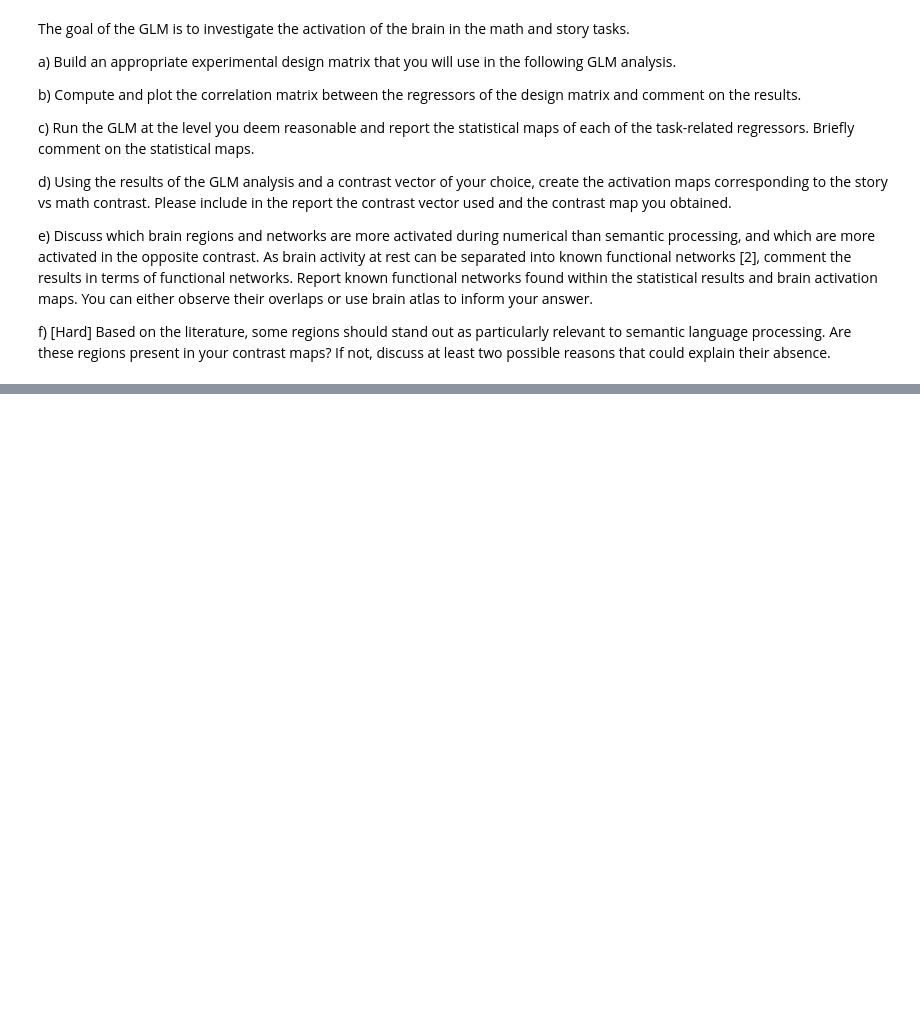
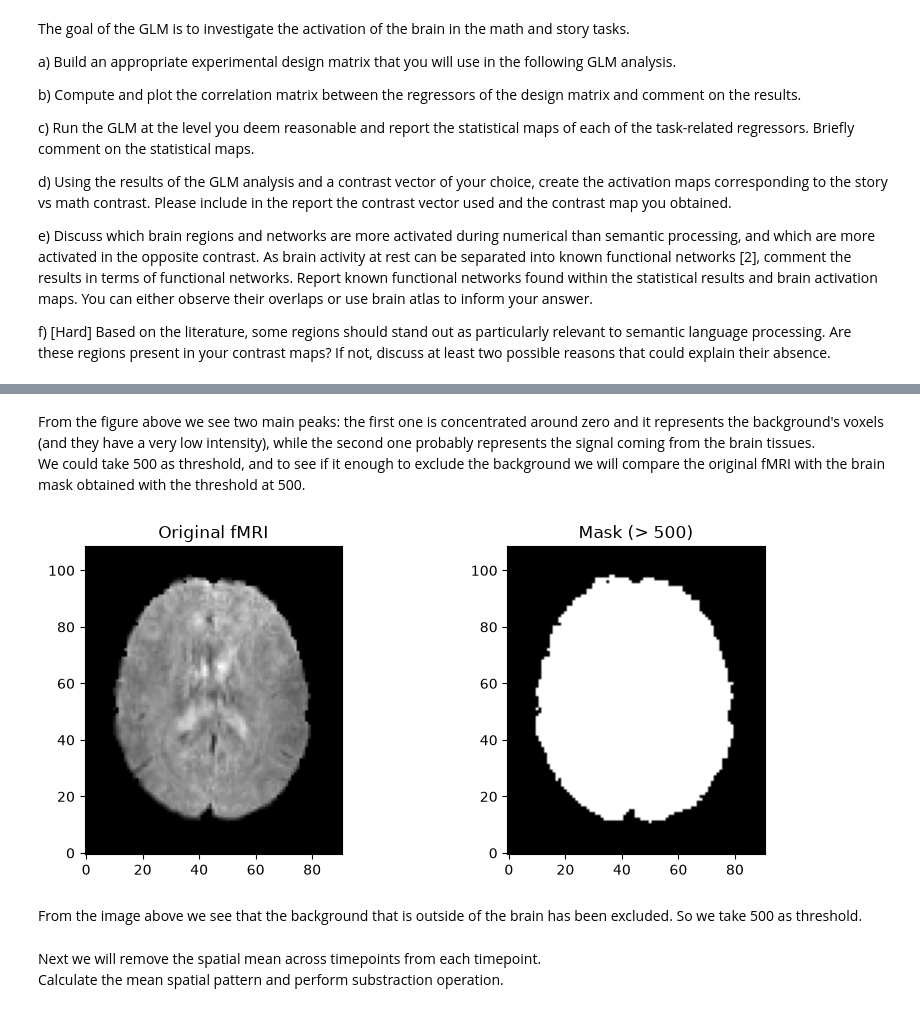
Before and after one commit to riccardobonagura/NSSP_project_1, a Jupyter notebook: GroupAI_code.ipynb, the cells around one changed output, grey strips where cells are left out. Saved outputs shown, nothing was run; the diff lists cells and outputs as text; code cells hidden in the pictures; blank space fills up the shorter version.

```diff
--- a/GroupAI_code.ipynb
+++ b/GroupAI_code.ipynb
@@ -793,0 +863,20 @@ frame_times = np.arange(n_scans) * tr
+# %% [markdown]
+From the figure above we see two main peaks: the first one is concentrated around zero and it represents the background's voxels (and they have a very low intensity), while the second one probably represents the signal coming from the brain tissues.
+We could take 500 as threshold, and to see if it enough to exclude the background we will compare the original fMRI with the brain mask obtained with the threshold at 500.
+# %%
+# create mask
+slice_non_background = data[:,:,:,0] > 500
+# we take the middle slice
+z = data.shape[2]//2
+plt.figure(figsize=(10,4))
+plt.subplot(1,2,1)
+plt.imshow(data[:,:,z,0].T, cmap="gray", origin = "lower")
+plt.title("Original fMRI")
+plt.subplot(1,2,2)
+plt.imshow(slice_non_background[:,:,z].T, cmap="gray", origin="lower")
+plt.title("Mask (> 500)")
+plt.show()
+# %% [output]
+[figure, added]
+# %% [markdown]
+From the image above we see that the background that is outside of the brain has been excluded. So we take 500 as threshold.
@@ -793,0 +886,3 @@ frame_times = np.arange(n_scans) * tr
+# %% [markdown]
+Next we will remove the spatial mean across timepoints from each timepoint.
+Calculate the mean spatial pattern and perform substraction operation.
```
Also changed, not shown: parts of 60 cells of this notebook.
